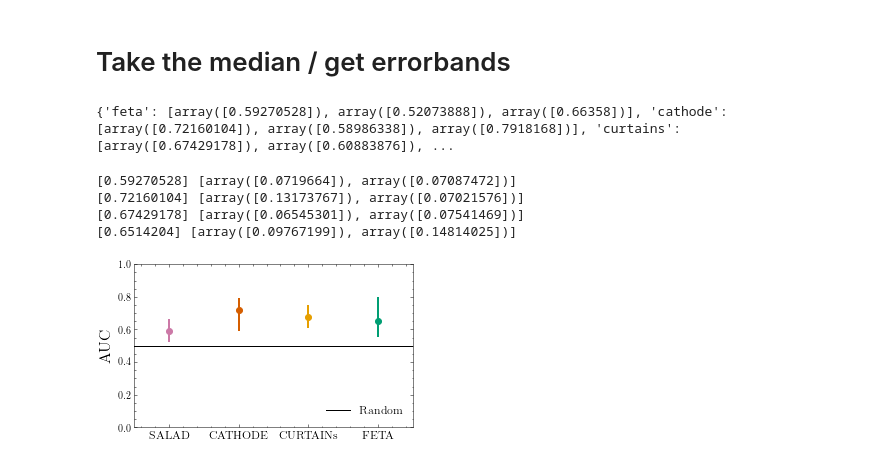
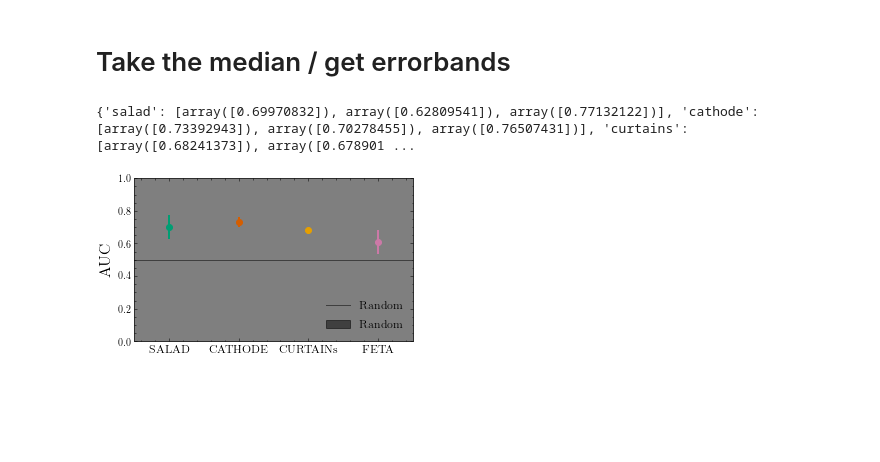
Before and after one commit to rmastand/synthetic_SM_AD, a Jupyter notebook: auc_analysis.ipynb, the cells around one changed output. Drawn from its saved outputs; the diff is of its cells as text; code cells hidden in the pictures; blank space fills up the shorter version.

Commit message:
added auc spread for random classifier

```diff
--- a/auc_analysis.ipynb
+++ b/auc_analysis.ipynb
@@ -15,12 +15,11 @@ from helpers.visualization import *
 dpi = 800
 # %%
 # fixed
-results_dir = "/global/ml4hep/spss/rrmastandrea/synth_SM_AD/NF_results_wide/"
+results_dir = "/global/ml4hep/spss/rrmastandrea/synth_SM_AD/NF_results_wide_seed_2/"
 
 n_sig_inj = [0]
-n_sig_inj_SR = [0, 226, 376, 565, 753, 904, 1130, 1506, 1883, 2260]
 
-n_seed = 100
+n_seed = 2
 num_bkg = 320000
 num_sig = 20000
 
@@ -29,12 +28,11 @@ rerun = True
 # Load in
 # %%
 process = "None" #StandardScale
-keys = ["feta","cathode", "curtains", "salad"]
+keys = [ "salad", "cathode", "curtains", "feta", "random"]
 
 
 n_avg = 1 # number of classifiers to average the scores over
 n_trials_post_avg = int(n_seed / n_avg)
-rejection_for_sic = 1000 # for showing the SIC at a fixed background rejection
 
 # truth labels
 y_test = np.concatenate((torch.zeros((num_bkg, 1)), torch.ones((num_sig,1))))
@@ -52,7 +50,7 @@ if rerun:
 
         # load in the scores data for a given signal injection
         all_results_bkg, all_results_sig = load_in_data(n, num_bkg, process,
-                                                    keys, n_seed, results_dir)
+                                                    keys, n_seed, 2, results_dir)
         print(all_results_bkg.keys())
         for k in keys:
 
@@ -63,10 +61,9 @@ if rerun:
 
             for seed in range(n_seed):
 
-
                 scores = np.concatenate((all_results_bkg[k][seed], all_results_sig[k][seed]))
                 fpr, tpr, _ = roc_curve(y_test, scores)
-                plt.plot(fpr, tpr, alpha = 0.1)
+                plt.plot(fpr, tpr, alpha = 0.4)
                 loc_auc = auc(fpr, tpr)
                 if loc_auc < 0.5:
                     loc_auc = 1.0 - loc_auc
@@ -97,7 +94,7 @@ for n in n_sig_inj:
 # %%
 print(med_aucs_dict)
 # %% [output]
-{'feta': [array([0.59270528]), array([0.52073888]), array([0.66358])], 'cathode': [array([0.72160104]), array([0.58986338]), array([0.7918168])], 'curtains': [array([0.67429178]), array([0.60883876]), ...
+{'salad': [array([0.69970832]), array([0.62809541]), array([0.77132122])], 'cathode': [array([0.73392943]), array([0.70278455]), array([0.76507431])], 'curtains': [array([0.68241373]), array([0.678901 ...
 # %%
 colors_dict = {"full_sup":"grey",
                "salad": "#009E73",
@@ -116,37 +113,36 @@ labels_dict = {"full_sup":"Fully Supervised",
                 "combined": "Combined (Events)",
                "combined_scores": "Combined (Scores)",
               "ideal_ad": "Ideal. AD"}
 
 l = 3
 f_1 = 20
 f_2 = 30
 alpha = 0.4
 
 
 fig = plt.figure(figsize = (5,3))
 
 medianauc=np.array([0.651,0.721,0.674,0.592])
 lowerauc=np.array([0.553,0.589,0.608,0.520])
 upperauc=np.array([0.799,0.791,0.749,0.665])
 
 
-for i, k in enumerate(keys):
+for i, k in enumerate(keys[:-1]):
     plt.errorbar(i, med_aucs_dict[k][0],
                  [med_aucs_dict[k][0]-med_aucs_dict[k][1], med_aucs_dict[k][2]-med_aucs_dict[k][0]],
                   marker="o", ls="none", elinewidth=2, markersize = 6, color = colors_dict[k])
 
+plt.axhline(0.5 ,color="k", label = "Random", alpha = 0.5)
+plt.fill_between([-0.5, 3.5], [0, 0], [1, 1] ,color="k", label = "Random", alpha = 0.5)
+
 plt.xticks([0,1,2,3], ["SALAD","CATHODE","CURTAINs","FETA"], fontsize = 12)
 plt.ylabel("AUC", fontsize = 16)
 plt.ylim(0,1)
-plt.axhline(0.5,color="k", label = "Random")
+
 plt.xlim(-.5, 3.5)
 dpi = 800
 plt.savefig(f'plots/aucs.pdf', facecolor='white', dpi = dpi)
 plt.legend(loc = "lower right", fontsize = 12)
 plt.show()
 # %% [output]
-[0.59270528] [array([0.0719664]), array([0.07087472])]
-[0.72160104] [array([0.13173767]), array([0.07021576])]
-[0.67429178] [array([0.06545301]), array([0.07541469])]
-[0.6514204] [array([0.09767199]), array([0.14814025])]
-[figure, old version]
+[figure, new version]
```
Also changed, not shown: parts of 2 cells of this notebook, 1 other file.
